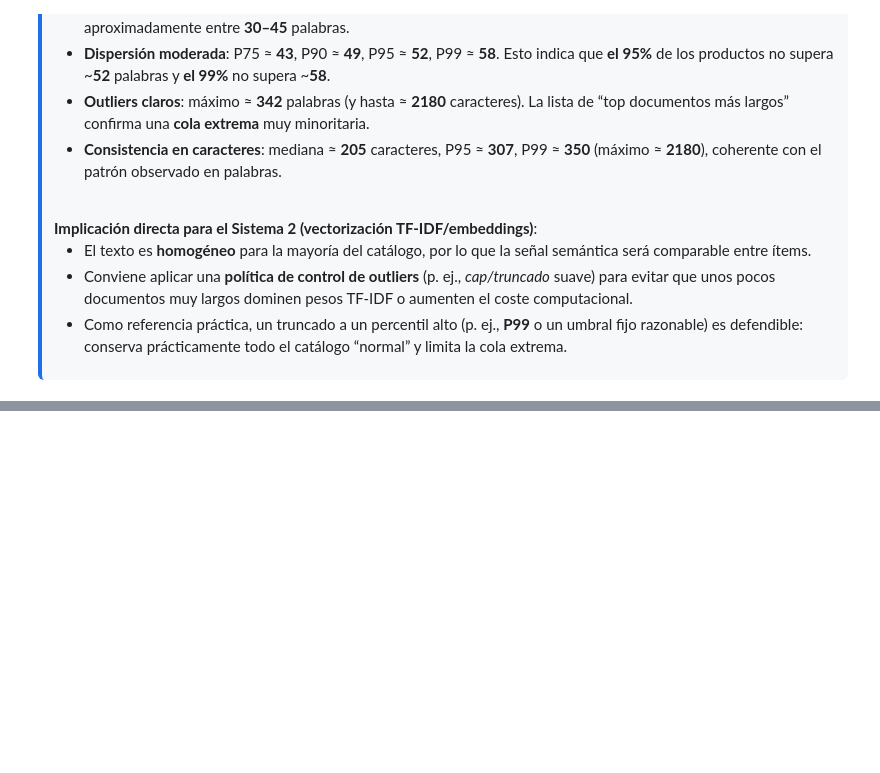
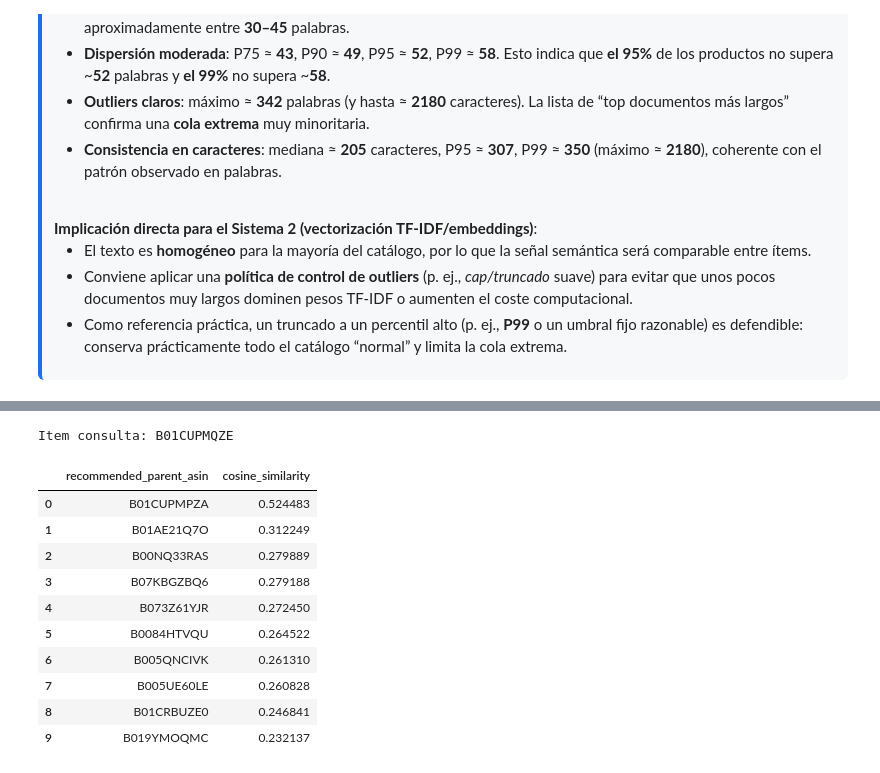
Before and after one commit to jwyangyin/TFM, a Jupyter notebook: TFM_Notebook_2_(Master_Data_Science)_Sistema_de_recomendación_basado_en_contenido_(Content_Based_Filtering).ipynb, the cells around one changed output, grey strips where cells are left out. Cells and saved outputs as stored; diff of their text form; code cells hidden in the pictures; blank space fills up the shorter version.

```diff
--- a/TFM_Notebook_2_(Master_Data_Science)_Sistema_de_recomendación_basado_en_contenido_(Content_Based_Filtering).ipynb
+++ b/TFM_Notebook_2_(Master_Data_Science)_Sistema_de_recomendación_basado_en_contenido_(Content_Based_Filtering).ipynb
@@ -1442,0 +1397,60 @@ robustez del sistema y eficiencia computacional.
+# %%
+# ============================
+# Similitud y Top-N:
+# ============================
+from sklearn.metrics.pairwise import linear_kernel
+
+# Se asume que existen del 4.2.1:
+# - df_content con columnas ["parent_asin", "item_document", ...]
+# - tfidf (vectorizador entrenado)
+# - X_tfidf (matriz TF-IDF)
+
+# 1) Mapeos índice <-> item:
+item_ids = df_content["parent_asin"].astype(str).tolist()
+idx_to_item = dict(enumerate(item_ids))
+item_to_idx = {asin: i for i, asin in idx_to_item.items()}
+
+# 2) Función para obtener Top-N similares a un item:
+def get_topn_similar_items(item_asin: str, top_n: int = 10):
+    """
+    Devuelve una lista de (asin_similar, score) para el item_asin usando similitud coseno sobre TF-IDF.
+    Se calcula similitud contra todos los ítems pero solo se retorna Top-N (sin incluir el propio ítem).
+    """
+    item_asin = str(item_asin)
+    if item_asin not in item_to_idx:
+        raise ValueError(f"parent_asin no encontrado en el catálogo: {item_asin}")
+
+    i = item_to_idx[item_asin]
+
+    # Similitud coseno con linear_kernel (equivale a coseno si la matriz está normalizada):
+    # sklearn TF-IDF suele normalizar (L2) por defecto -> dot product = cos similarity
+    sims = linear_kernel(X_tfidf[i], X_tfidf).ravel()
+
+    # Excluimos el propio ítem:
+    sims[i] = -1.0
+
+    # Top-N índices:
+    top_idx = np.argpartition(sims, -top_n)[-top_n:]
+    top_idx = top_idx[np.argsort(sims[top_idx])[::-1]]
+
+    return [(idx_to_item[j], float(sims[j])) for j in top_idx]
+
+# 3) Ejemplo rápido: probar con un ítem del catálogo:
+example_asin = df_content["parent_asin"].iloc[0]
+top_recs = get_topn_similar_items(example_asin, top_n=10)
+
+print("Item consulta:", example_asin)
+pd.DataFrame(top_recs, columns=["recommended_parent_asin", "cosine_similarity"])
+# %% [output]
+Item consulta: B01CUPMQZE
+|  | recommended_parent_asin | cosine_similarity |
+| 0 | B01CUPMPZA | 0.524483 |
+| 1 | B01AE21Q7O | 0.312249 |
+| 2 | B00NQ33RAS | 0.279889 |
+| 3 | B07KBGZBQ6 | 0.279188 |
+| 4 | B073Z61YJR | 0.272450 |
+| 5 | B0084HTVQU | 0.264522 |
+| 6 | B005QNCIVK | 0.261310 |
+| 7 | B005UE60LE | 0.260828 |
+| 8 | B01CRBUZE0 | 0.246841 |
+| 9 | B019YMOQMC | 0.232137 |
```
Also changed, not shown: parts of 33 cells of this notebook.
